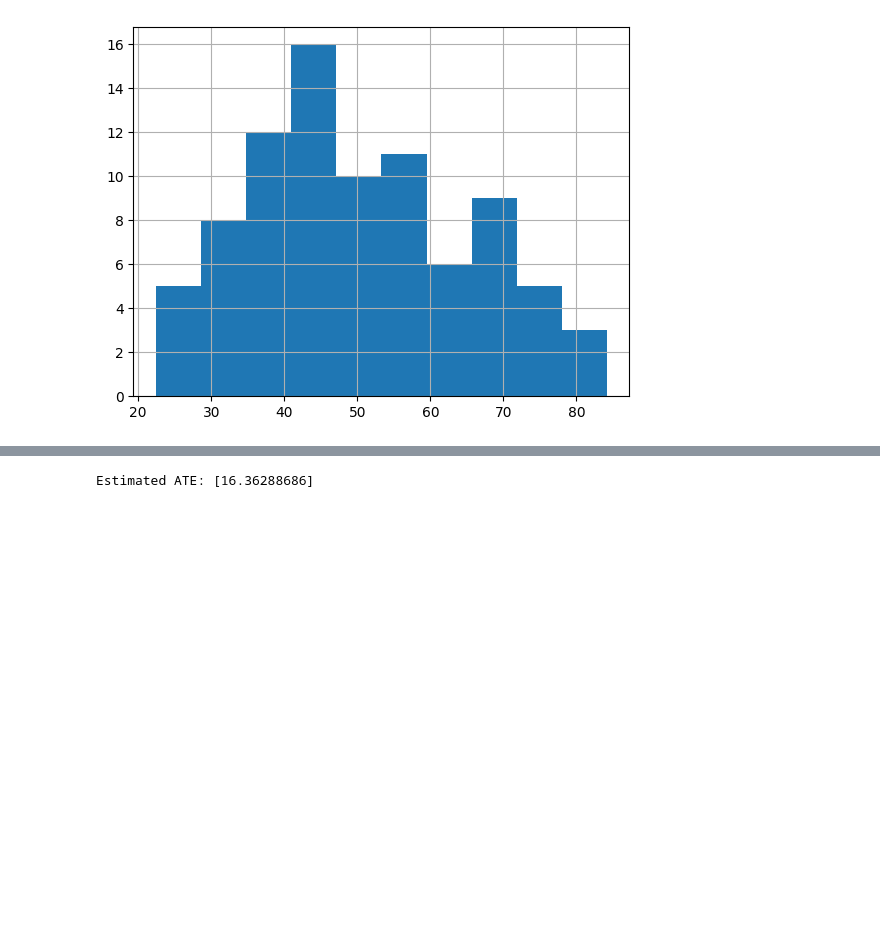
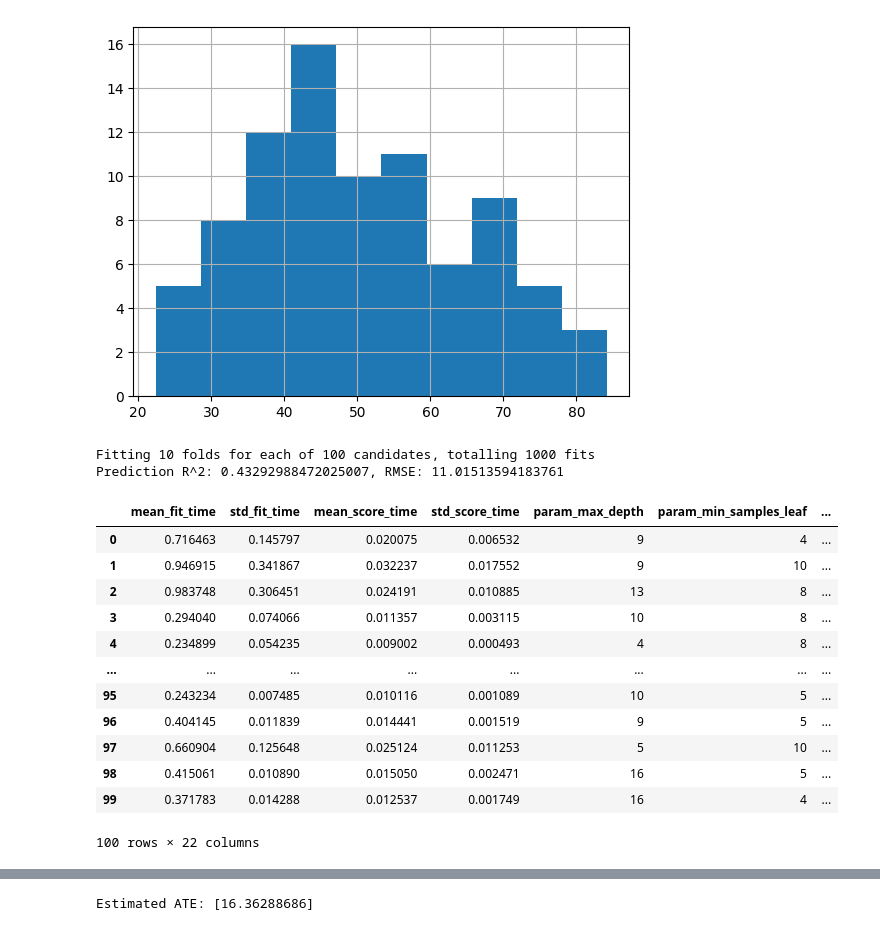
Before and after one commit to Eezzeldin/candy, a Jupyter notebook: candy.ipynb, the cells around one changed output, grey strips where cells are left out. Drawn from its saved outputs; the diff is of its cells as text; code cells hidden in the pictures; blank space fills up the shorter version.

```diff
--- a/candy.ipynb
+++ b/candy.ipynb
@@ -129,3 +129,56 @@ y.hist()
 [figure]
 # %%
 X.join (y).to_csv ("ATE_pp.csv")
+# %%
+from sklearn.model_selection import RandomizedSearchCV
+from sklearn.ensemble import RandomForestRegressor
+from scipy.stats import randint
+from causalml.inference.meta import BaseTRegressor
+import numpy as np
+from sklearn.metrics import r2_score, mean_squared_error
+
+# Define the parameter distribution
+param_dist = {
+    "n_estimators": randint(100, 200),
+    "max_depth": randint(3, 20),
+    "min_samples_split": randint(2, 11),
+    "min_samples_leaf": randint(1, 11)
+}
+
+
+# Setup the Randomized Search with cross-validation for the entire dataset
+random_search = RandomizedSearchCV(estimator=RandomForestRegressor(), param_distributions=param_dist, n_iter=100, cv=10, random_state=42, n_jobs = -1 , verbose = 40)
+
+# Perform the search on the entire dataset
+random_search.fit(X, y)
+best_params = random_search.best_params_
+
+
+y_pred = random_search.predict (X)
+
+# Calculate R^2 and RMSE
+r2 = r2_score(y, y_pred)
+rmse = np.sqrt(mean_squared_error(y, y_pred))
+
+print(f"Prediction R^2: {r2}, RMSE: {rmse}")
+# %% [output]
+Fitting 10 folds for each of 100 candidates, totalling 1000 fits
+Prediction R^2: 0.43292988472025007, RMSE: 11.01513594183761
+# %%
+cv_df = pd.DataFrame (random_search.cv_results_)
+#cv_df.to_csv ("hyperparams.csv")
+cv_df
+# %% [output]
+|  | mean_fit_time | std_fit_time | mean_score_time | std_score_time | param_max_depth | param_min_samples_leaf | ... |
+| 0 | 0.716463 | 0.145797 | 0.020075 | 0.006532 | 9 | 4 | ... |
+| 1 | 0.946915 | 0.341867 | 0.032237 | 0.017552 | 9 | 10 | ... |
+| 2 | 0.983748 | 0.306451 | 0.024191 | 0.010885 | 13 | 8 | ... |
+| 3 | 0.294040 | 0.074066 | 0.011357 | 0.003115 | 10 | 8 | ... |
+| 4 | 0.234899 | 0.054235 | 0.009002 | 0.000493 | 4 | 8 | ... |
+| ... | ... | ... | ... | ... | ... | ... | ... |
+| 95 | 0.243234 | 0.007485 | 0.010116 | 0.001089 | 10 | 5 | ... |
+| 96 | 0.404145 | 0.011839 | 0.014441 | 0.001519 | 9 | 5 | ... |
+| 97 | 0.660904 | 0.125648 | 0.025124 | 0.011253 | 5 | 10 | ... |
+| 98 | 0.415061 | 0.010890 | 0.015050 | 0.002471 | 16 | 5 | ... |
+| 99 | 0.371783 | 0.014288 | 0.012537 | 0.001749 | 16 | 4 | ... |
+100 rows × 22 columns
```
Also changed, not shown: parts of 10 cells of this notebook.
